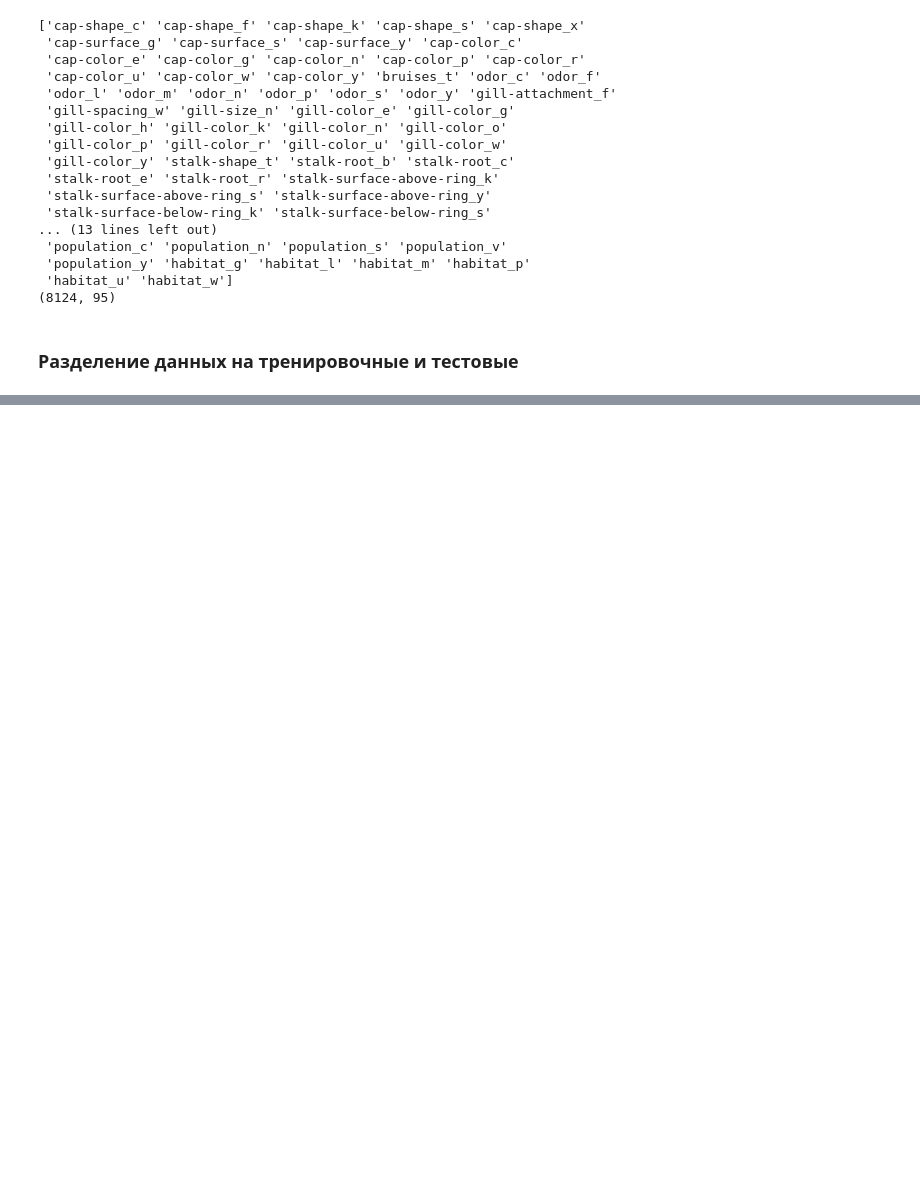
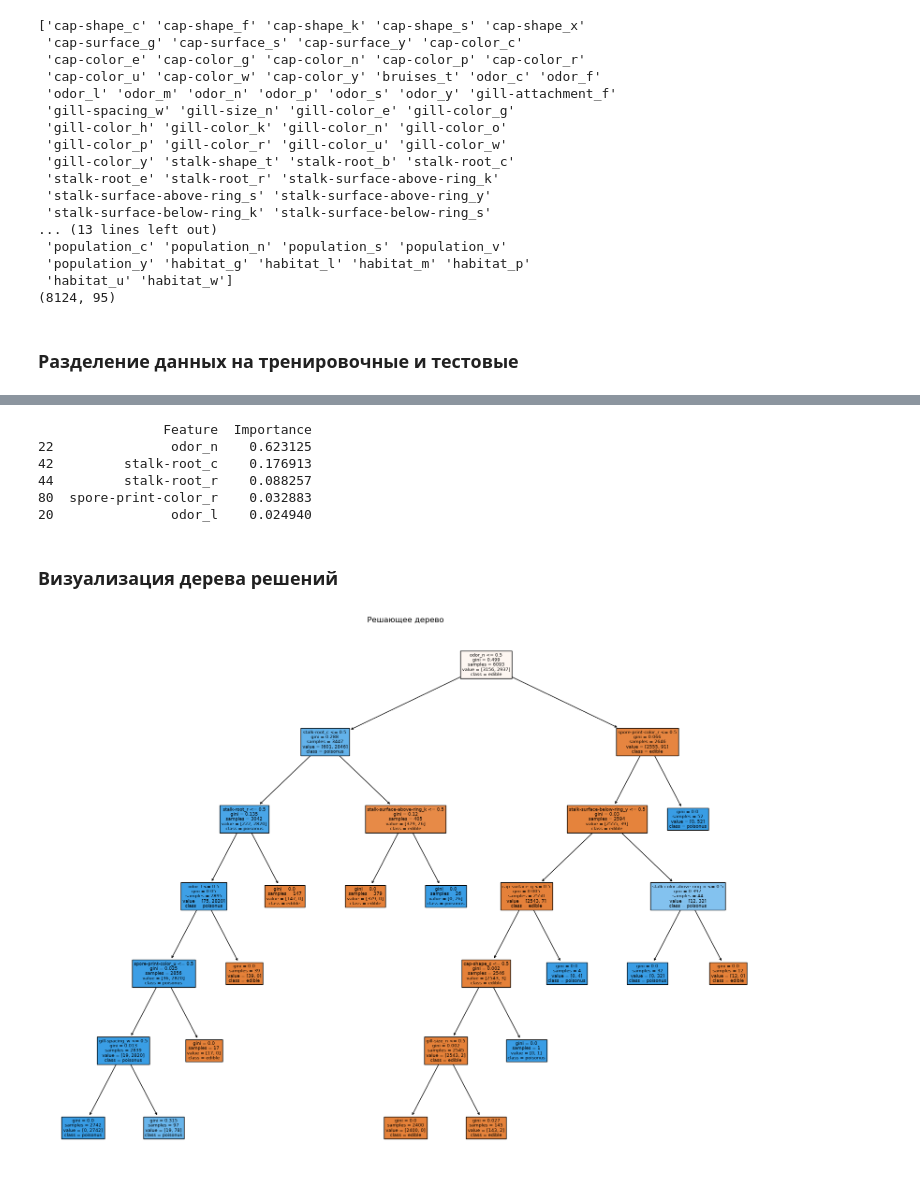
Before and after one commit to golubnichiy/big_data_04_24, a Jupyter notebook: day_06.ipynb, the cells around one changed output, grey strips where cells are left out. Cells and saved outputs as stored; diff of their text form; code cells hidden in the pictures; blank space fills up the shorter version.

```diff
--- a/day_06.ipynb
+++ b/day_06.ipynb
@@ -162,0 +205,20 @@ X_train, X_test, y_train, y_test = train_test_split(X, y, test_size=0.25, random
+# %%
+feature_importances = pd.DataFrame({'Feature': X_train.columns, 'Importance': dt_model.feature_importances_})
+top_feature = feature_importances.sort_values(by='Importance', ascending=False).head(5)
+print(top_feature)
+# %% [output]
+                Feature  Importance
+22               odor_n    0.623125
+42         stalk-root_c    0.176913
+44         stalk-root_r    0.088257
+80  spore-print-color_r    0.032883
+20               odor_l    0.024940
+# %% [markdown]
+### Визуализация дерева решений
+# %%
+plt.figure(figsize=(20,15))
+plot_tree(dt_model, filled=True, class_names=['edible', 'poisonus'], feature_names=list(X_train.columns))
+plt.title('Решающее дерево')
+plt.show()
+# %% [output]
+[figure, added]
```
Also changed, not shown: parts of 11 cells of this notebook, 3 other files.
